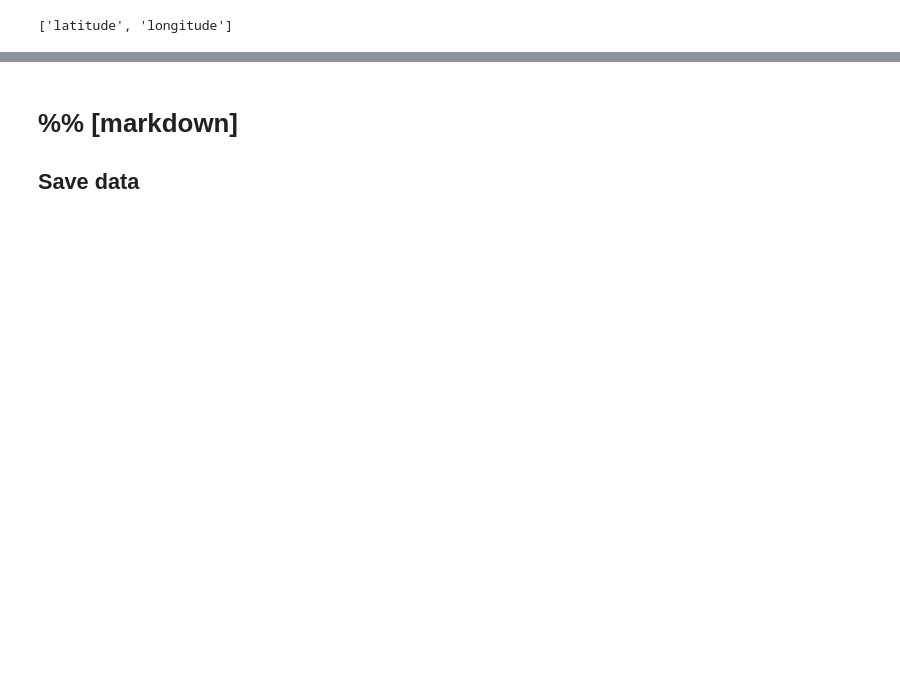
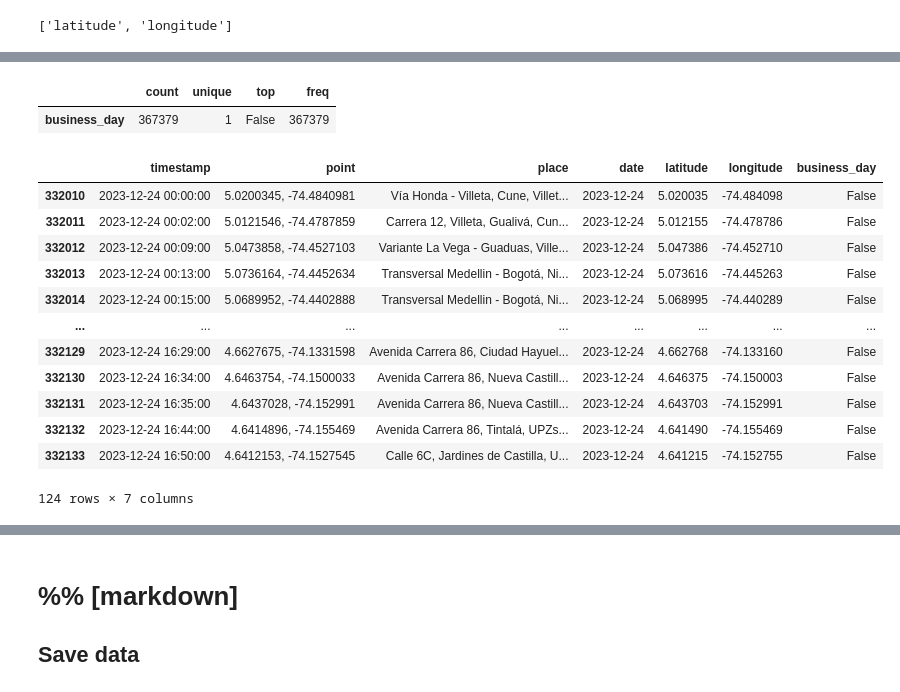
Before and after one commit to DLesmes/groutes_dash, a Jupyter notebook: notebooks/eda.ipynb, the cells around one changed output, grey strips where cells are left out. Saved outputs shown, nothing was run; the diff lists cells and outputs as text; code cells hidden in the pictures; blank space fills up the shorter version.

```diff
--- a/notebooks/eda.ipynb
+++ b/notebooks/eda.ipynb
@@ -311,0 +266,25 @@ df_visits_business_days[df_visits_business_days['fecha'] == '2022-02-12']
+# %%
+# %%
+
+df_visits[bool_features_visits].describe(include='all').T
+# %% [output]
+|  | count | unique | top | freq |
+| business_day | 367379 | 1 | False | 367379 |
+# %%
+# %%
+
+df_visits[df_visits['date'] == date(2023, 12, 24)]
+# %% [output]
+|  | timestamp | point | place | date | latitude | longitude | business_day |
+| 332010 | 2023-12-24 00:00:00 | 5.0200345, -74.4840981 | Vía Honda - Villeta, Cune, Villet... | 2023-12-24 | 5.020035 | -74.484098 | False |
+| 332011 | 2023-12-24 00:02:00 | 5.0121546, -74.4787859 | Carrera 12, Villeta, Gualivá, Cun... | 2023-12-24 | 5.012155 | -74.478786 | False |
+| 332012 | 2023-12-24 00:09:00 | 5.0473858, -74.4527103 | Variante La Vega - Guaduas, Ville... | 2023-12-24 | 5.047386 | -74.452710 | False |
+| 332013 | 2023-12-24 00:13:00 | 5.0736164, -74.4452634 | Transversal Medellin - Bogotá, Ni... | 2023-12-24 | 5.073616 | -74.445263 | False |
+| 332014 | 2023-12-24 00:15:00 | 5.0689952, -74.4402888 | Transversal Medellin - Bogotá, Ni... | 2023-12-24 | 5.068995 | -74.440289 | False |
+| ... | ... | ... | ... | ... | ... | ... | ... |
+| 332129 | 2023-12-24 16:29:00 | 4.6627675, -74.1331598 | Avenida Carrera 86, Ciudad Hayuel... | 2023-12-24 | 4.662768 | -74.133160 | False |
+| 332130 | 2023-12-24 16:34:00 | 4.6463754, -74.1500033 | Avenida Carrera 86, Nueva Castill... | 2023-12-24 | 4.646375 | -74.150003 | False |
+| 332131 | 2023-12-24 16:35:00 | 4.6437028, -74.152991 | Avenida Carrera 86, Nueva Castill... | 2023-12-24 | 4.643703 | -74.152991 | False |
+| 332132 | 2023-12-24 16:44:00 | 4.6414896, -74.155469 | Avenida Carrera 86, Tintalá, UPZs... | 2023-12-24 | 4.641490 | -74.155469 | False |
+| 332133 | 2023-12-24 16:50:00 | 4.6412153, -74.1527545 | Calle 6C, Jardines de Castilla, U... | 2023-12-24 | 4.641215 | -74.152755 | False |
+124 rows × 7 columns
```
Also changed, not shown: parts of 24 cells of this notebook, 1 other file.
